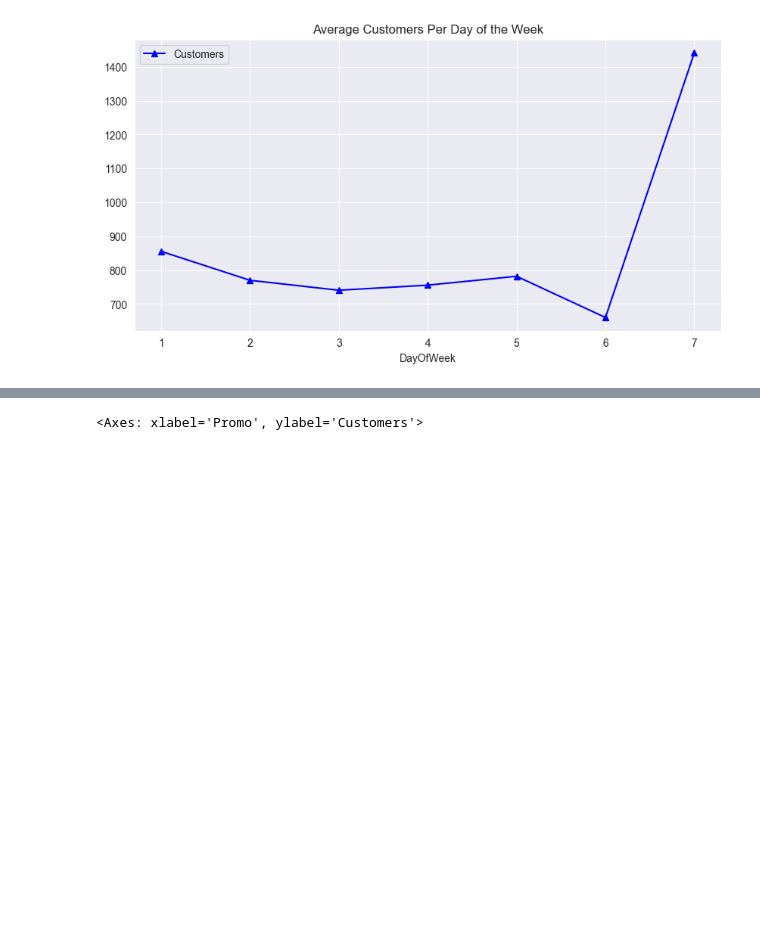
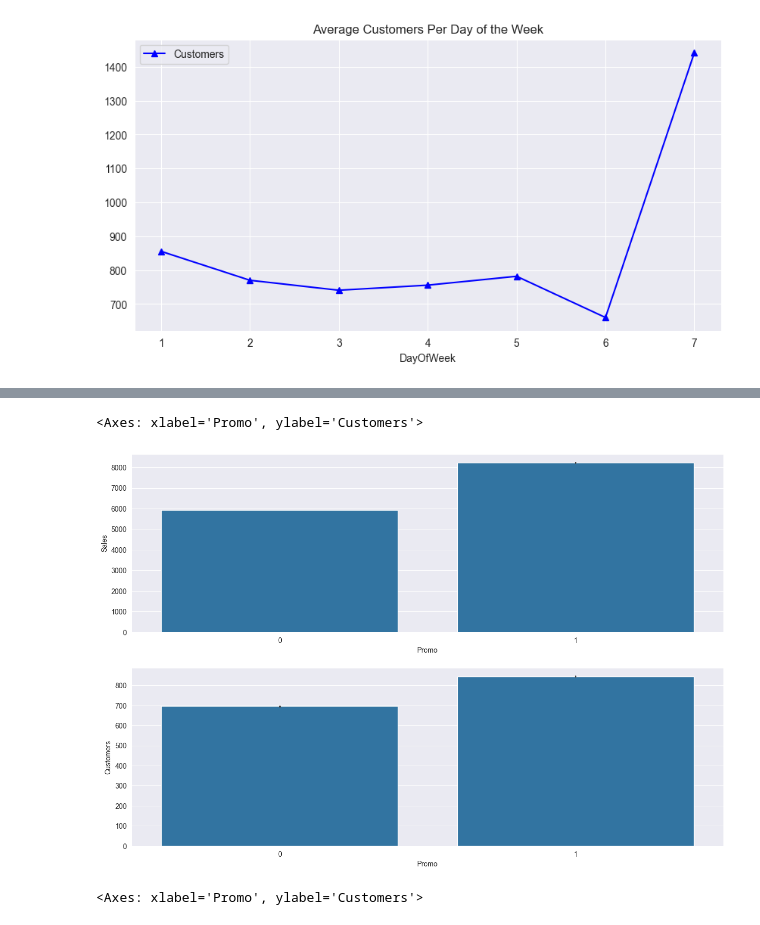
Before and after one commit to ToanNV/bps-asm, a Jupyter notebook: asm2/rossmann_store_sales_solution.ipynb, the cells around one changed output, grey strips where cells are left out. Cells and saved outputs as stored; diff of their text form; code cells hidden in the pictures; blank space fills up the shorter version.

```diff
--- a/asm2/rossmann_store_sales_solution.ipynb
+++ b/asm2/rossmann_store_sales_solution.ipynb
@@ -451,11 +448,14 @@ TypeError: agg function failed [how->mean,dtype->object]
 # %%
-# plt.figure(figsize=[15,10])
-#
-# plt.subplot(211)
-# sns.barplot(x = 'Promo', y = 'Sales', data = sales_train_all_df)
-#
-# plt.subplot(212)
-# sns.barplot(x = 'Promo', y = 'Customers', data = sales_train_all_df)
+plt.figure(figsize=[15,10])
+
+plt.subplot(211)
+sns.barplot(x = 'Promo', y = 'Sales', data = sales_train_all_df)
+
+plt.subplot(212)
+sns.barplot(x = 'Promo', y = 'Customers', data = sales_train_all_df)
+# %% [output]
+<Axes: xlabel='Promo', ylabel='Customers'>
+[figure, added]
 # %%
 plt.figure(figsize=[15,10])
 
```
Also changed, not shown: parts of 4 cells of this notebook.
